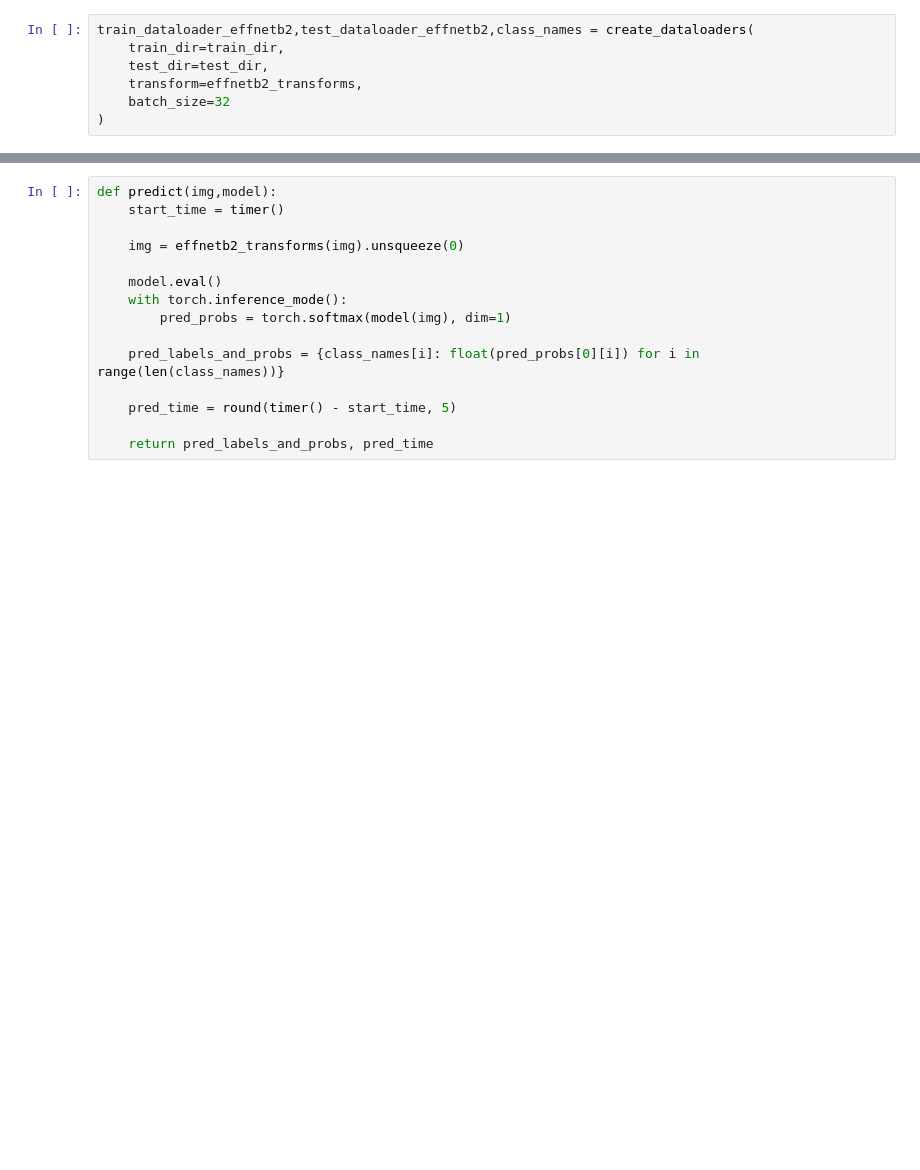
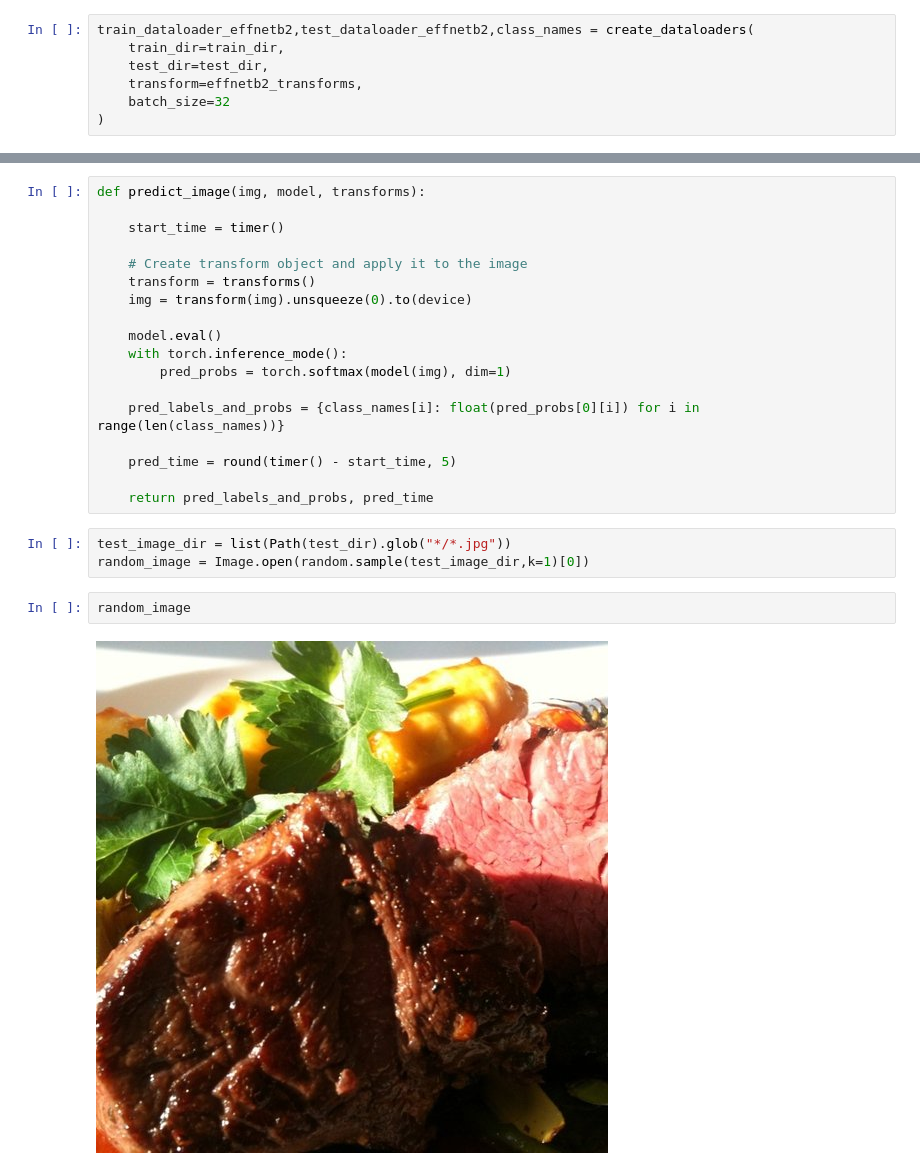
Before and after one commit to HARISH20205/ViT-Vision-Transformer, a Jupyter notebook: deploy.ipynb, the cells around one changed output, grey strips where cells are left out. Cells and saved outputs as stored; diff of their text form; blank space fills up the shorter version.

```diff
--- a/deploy.ipynb
+++ b/deploy.ipynb
@@ -48,8 +52,11 @@ Error:
 # %%
-def predict(img,model):
+def predict_image(img, model, transforms):
+
     start_time = timer()
 
-    img = effnetb2_transforms(img).unsqueeze(0)
+    # Create transform object and apply it to the image
+    transform = transforms()
+    img = transform(img).unsqueeze(0).to(device)
 
     model.eval()
     with torch.inference_mode():
@@ -60,3 +67,10 @@ def predict(img,model):
     pred_time = round(timer() - start_time, 5)
 
     return pred_labels_and_probs, pred_time
+# %%
+test_image_dir = list(Path(test_dir).glob("*/*.jpg"))
+random_image = Image.open(random.sample(test_image_dir,k=1)[0])
+# %%
+random_image
+# %% [output]
+[figure, added]
```
Also changed, not shown: parts of 5 cells of this notebook, 1 other file.
